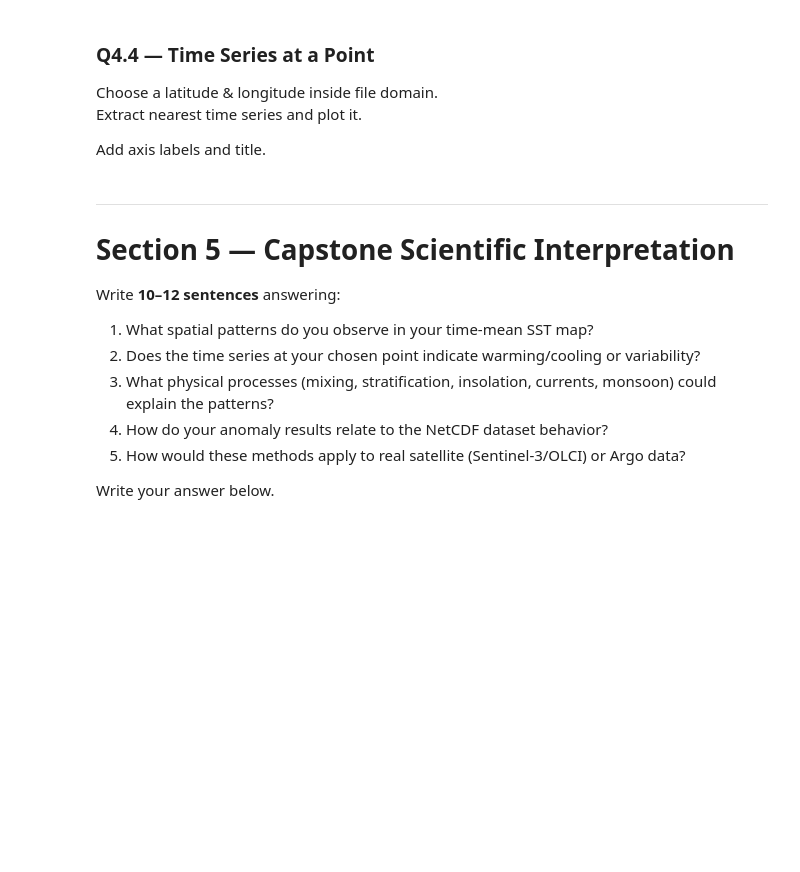
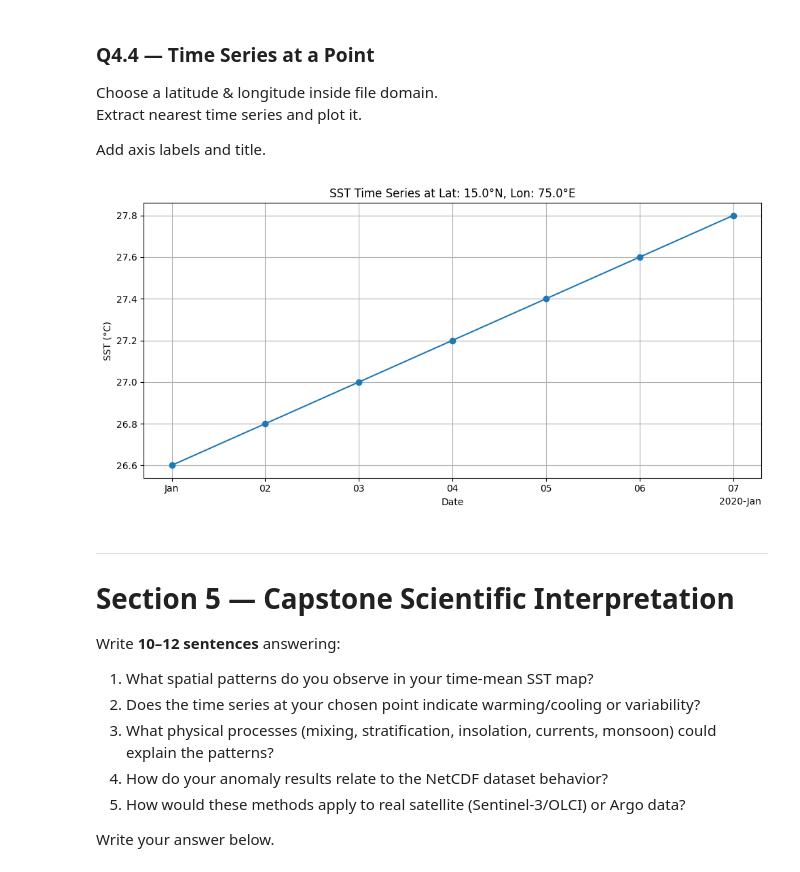
Before and after one commit to anirudha233/python-basics, a Jupyter notebook: notebooks/05_Capstone_Assignment.ipynb, the cells around one changed output. Drawn from its saved outputs; the diff is of its cells as text; code cells hidden in the pictures; blank space fills up the shorter version.

```diff
--- a/notebooks/05_Capstone_Assignment.ipynb
+++ b/notebooks/05_Capstone_Assignment.ipynb
@@ -302,3 +353,27 @@ Add axis labels and title.
+# %%
+# Q4.4
+import numpy as np
+import matplotlib.pyplot as plt
+import xarray as xr
+
+# Choose a latitude and longitude within the file domain
+chosen_lat = 15.0  # Example latitude
+chosen_lon = 75.0  # Example longitude
+
+# Extract the nearest time series
+time_series = ds.sst.sel(lat=chosen_lat, lon=chosen_lon, method='nearest')
+
+# Plot the time series
+plt.figure(figsize=(10, 5))
+time_series.plot(marker='o', linestyle='-')
+plt.title(f'SST Time Series at Lat: {chosen_lat}°N, Lon: {chosen_lon}°E')
+plt.xlabel('Date')
+plt.ylabel('SST (°C)')
+plt.grid(True)
+plt.tight_layout()
+plt.show()
+# %% [output]
+[figure, added]
 # %% [markdown]
 ---
 # **Section 5 — Capstone Scientific Interpretation**
```
Also changed, not shown: parts of 10 cells of this notebook.
